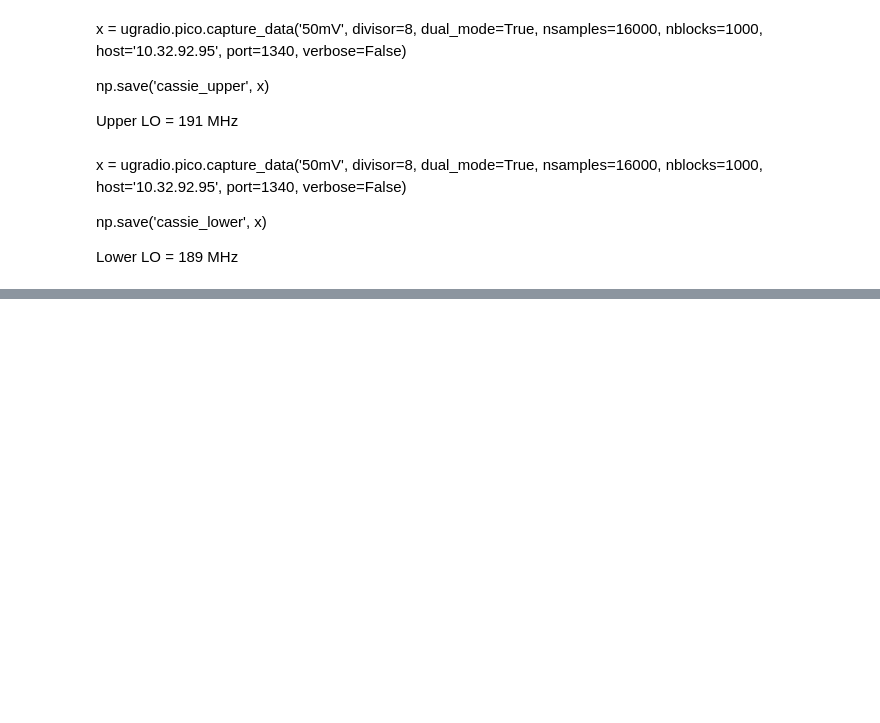
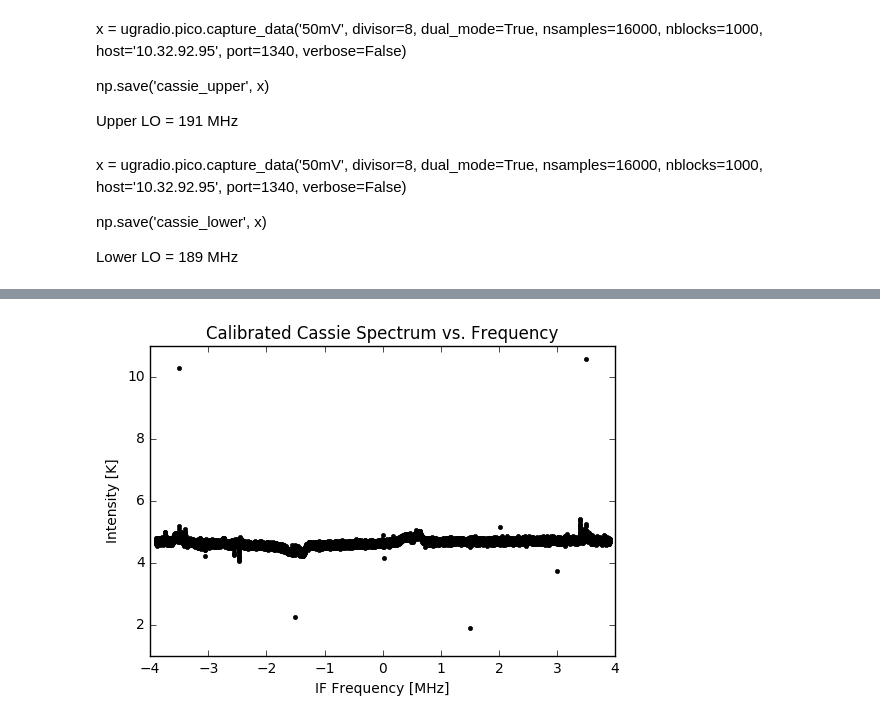
Before and after one commit to gracefujii/Astro-121, a Jupyter notebook: Lab 2.ipynb, the cells around one changed output, grey strips where cells are left out. Cells and saved outputs as stored; diff of their text form; code cells hidden in the pictures; blank space fills up the shorter version.

```diff
--- a/Lab 2.ipynb
+++ b/Lab 2.ipynb
@@ -365,20 +294,20 @@ np.save('cassie_lower', x)
 
 Lower LO = 189 MHz
 # %%
-data_upper = np.load('cassie_upper.npy')
-s_on = avg_ps(data_upper, 1000)
+upper_data = np.load('cassie_upper.npy')
+lower_data = np.load('cassie_lower.npy')
 
-data_lower = np.load('cassie_lower.npy')
-s_off = avg_ps(data_lower, 1000)
+P_upper = avg_ps(upper_data, 1000)
+P_lower = avg_ps(lower_data, 1000)
 
-s_line = s_on/s_off
+s_line_cassie = P_upper/P_lower
+T_line_cassie = s_line_cassie * G
 
-G = (T_cal - T_cold)/(np.sum(P_cal - P_cold)) * np.sum(P_cold)
-T_line = s_line*G
+f = np.fft.fftfreq(len(T_line_cassie), 1/(62.5/8))
 
-frequency = np.fft.fftfreq(len(T_line), 1/(62.5/8))
-plt.semilogy(frequency, T_line, 'k.')
-plt.xlabel('Frequency [MHz]')
+plt.plot(f, np.log(T_line_cassie), 'k.')
+plt.title('Calibrated Cassie Spectrum vs. Frequency')
+plt.xlabel('IF Frequency [MHz]')
 plt.ylabel('Intensity [K]')
 plt.show()
 # %% [output]
@@ -386,0 +314 @@ plt.show()
+[figure, added]
```
Also changed, not shown: parts of 32 cells of this notebook.
